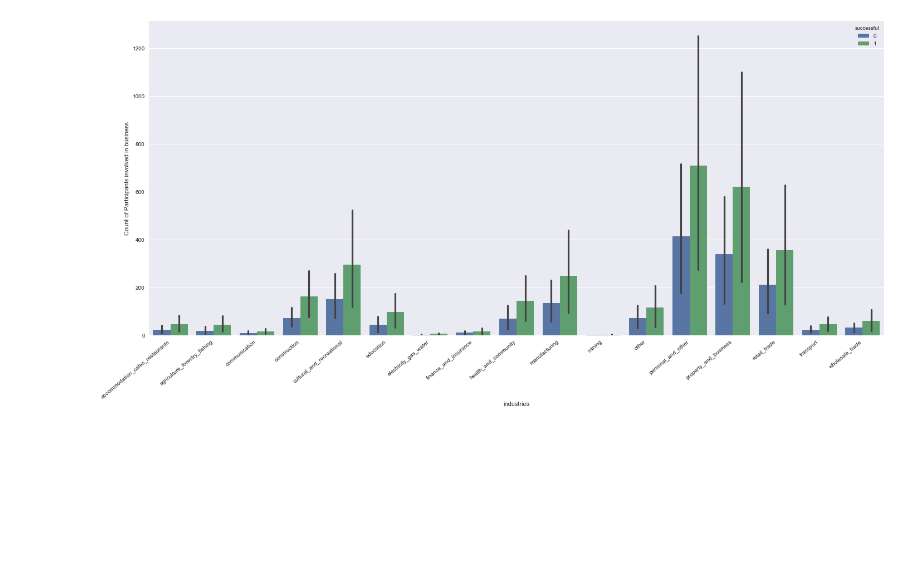
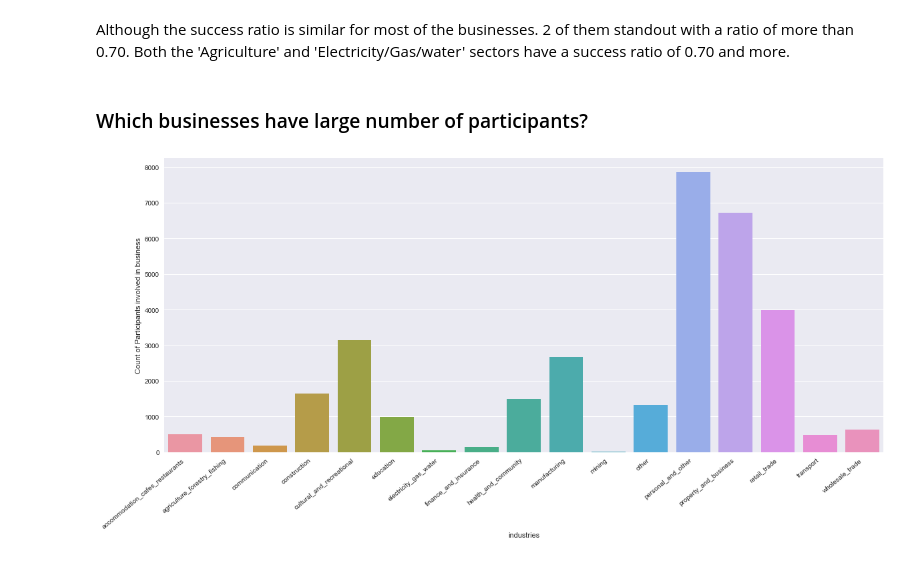
Before and after one commit to vsrajesh1/Capstone_Project_1, a Jupyter notebook: Capstone_1 Data Story.ipynb, the cells around one changed output. Saved outputs shown, nothing was run; the diff lists cells and outputs as text; code cells hidden in the pictures; blank space fills up the shorter version.

```diff
--- a/Capstone_1 Data Story.ipynb
+++ b/Capstone_1 Data Story.ipynb
@@ -8,10 +18,11 @@ import seaborn as sns
 import matplotlib.pyplot as plt
 
 #Understanding the data
-dictionary = pd.read_excel("Desktop/Data Scientist/Capstone1/Data/neis-data-dictionary_terms.xlsx")
-main       = pd.read_excel("Desktop/Data Scientist/Capstone1/Data/neisdatagovhack_Main.xlsx")
+dictionary = pd.read_excel("Data/neis-data-dictionary_terms.xlsx")
+main       = pd.read_excel("Data/neisdatagovhack_Main.xlsx")
 dict_df = pd.DataFrame.from_dict(dictionary, orient='columns', dtype=None)
 main_df = pd.DataFrame.from_dict(main, orient='columns', dtype=None)
+print(main_df.info())
 main_df = main_df.replace(np.nan, 0, regex=True)
 print(main_df.info())
 print(main_df.head())
@@ -118,5 +126,7 @@ plt.show()
 # %%
-sns.set()
+# Bar plot that shows personalities with 'Diability' or 'from diverse cultural background' are involved in more numbers
+# under NEIS scheme
+sns.set(rc={'figure.figsize':(16.7,8.27)})
 _ = sns.barplot(x='Personality',y='count',hue='industry_type',data=main_aggr)
 plt.show()
 # %% [output]
@@ -123,0 +136,22 @@ plt.show()
+# %%
+# Visualising the success/Failure ratio in various 'Industries'
+sns.set()
+
+# Find the 'Actual ratio for various industries and display it in a table format'
+main_ind = main_filter.groupby(['industry_type','successful']).size().rename('count').reset_index()
+#print(main_ind.head())
+main_ind_success = main_ind[main_ind.successful > 0]
+main_ind_failed  = main_ind[main_ind.successful == 0]
+main_ind_failed.columns = ['industry_type','failed','Failcount']
+main_ind_cons = main_ind_success.merge(main_ind_failed,on='industry_type')
+main_ind_cons['total'] = main_ind_cons['count'].add(main_ind_cons['Failcount'].values, axis = 0)
+main_ind_cons['success_ratio'] = main_ind_cons['count'].div(main_ind_cons['total'].values,axis = 0)
+print(main_ind_cons)
+
+# Display graphically the success and failure count of various businessses
+_ = sns.barplot(x='industry_type',y='count', hue='successful',data=main_aggr) #main_aggr.reset_index()) ,hue='Personality'
+_.set_xticklabels(_.get_xticklabels(), rotation=40, ha="right")
+plt.tight_layout()
+plt.xlabel('industries')
+plt.ylabel('Count of Participants involved in business')
+plt.show()
@@ -124,11 +177,15 @@ plt.show()
+# %% [markdown]
+Although the success ratio is similar for most of the businesses. 2 of them standout with a ratio of more than 0.70.
+Both the 'Agriculture' and 'Electricity/Gas/water' sectors have a success ratio of 0.70 and more.
+# %% [markdown]
+### Which businesses have large number of participants?
 # %%
-# Visualising the success/Failure ratio in various 'Industries'
 sns.set()
-_ = sns.barplot(x='industry_type',y='count', hue='successful',data=main_aggr) #main_aggr.reset_index()) ,hue='Personality'
+_ = sns.barplot(x='industry_type',y='total', data=main_ind_cons) #main_aggr.reset_index()) ,hue='Personality'
 _.set_xticklabels(_.get_xticklabels(), rotation=40, ha="right")
 plt.tight_layout()
 plt.xlabel('industries')
 plt.ylabel('Count of Participants involved in business')
 plt.show()
 # %% [output]
-[figure, old version]
+[figure, new version]
```
Also changed, not shown: parts of 16 cells of this notebook.
